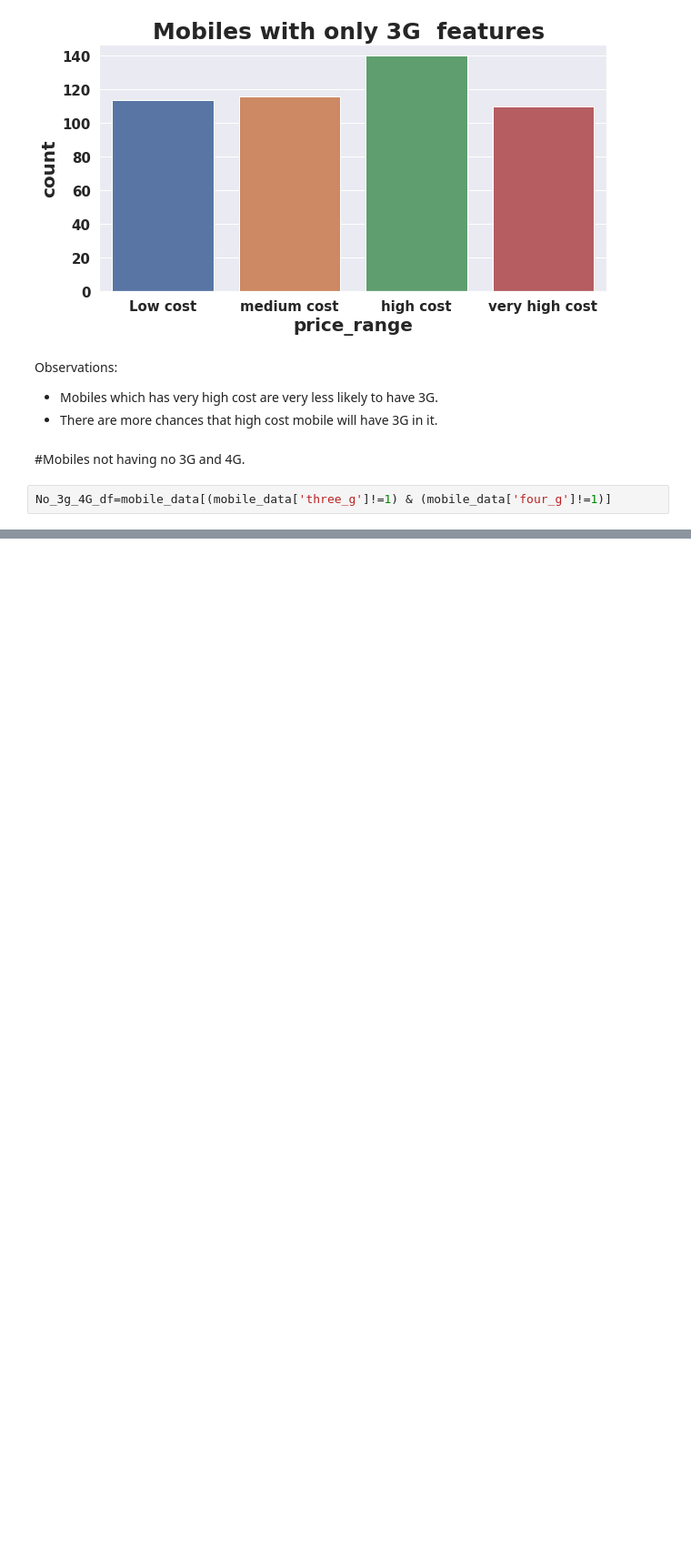
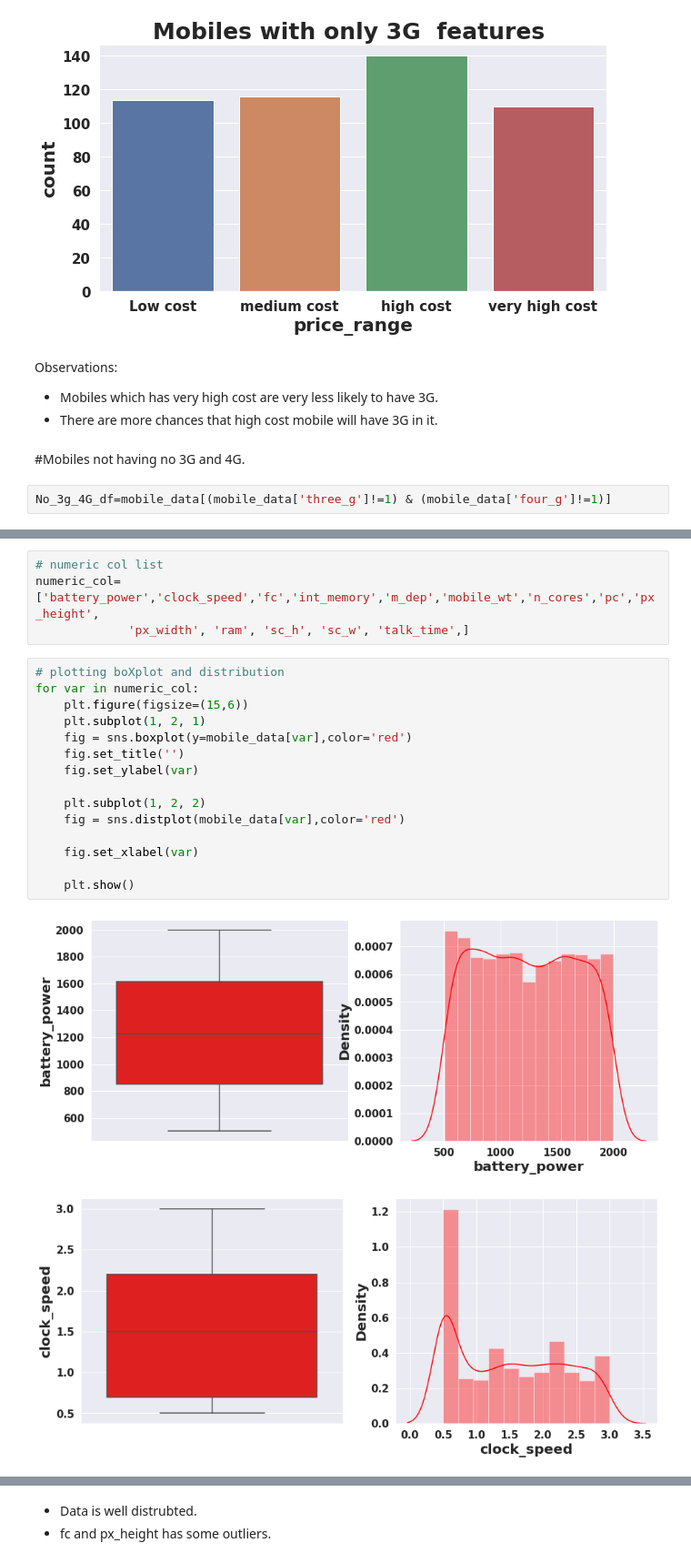
Before and after one commit to PremPatil0129/MobilePriceRangePrediction, a Jupyter notebook: MobilePriceRangePrediction.ipynb, the cells around one changed output, grey strips where cells are left out. Shown at 91% size. Cells and saved outputs as stored; diff of their text form; blank space fills up the shorter version.

```diff
--- a/MobilePriceRangePrediction.ipynb
+++ b/MobilePriceRangePrediction.ipynb
@@ -469,0 +537,22 @@ No_3g_4G_df=mobile_data[(mobile_data['three_g']!=1) & (mobile_data['four_g']!=1)
+# %%
+# numeric col list
+numeric_col=['battery_power','clock_speed','fc','int_memory','m_dep','mobile_wt','n_cores','pc','px_height',
+             'px_width', 'ram', 'sc_h', 'sc_w', 'talk_time',]
+# %%
+# plotting boXplot and distribution
+for var in numeric_col:
+    plt.figure(figsize=(15,6))
+    plt.subplot(1, 2, 1)
+    fig = sns.boxplot(y=mobile_data[var],color='red')
+    fig.set_title('')
+    fig.set_ylabel(var)
+
+    plt.subplot(1, 2, 2)
+    fig = sns.distplot(mobile_data[var],color='red')
+
+    fig.set_xlabel(var)
+
+    plt.show()
+# %% [output]
+[figure, added]
+[figure, added]
@@ -469,0 +571,3 @@ No_3g_4G_df=mobile_data[(mobile_data['three_g']!=1) & (mobile_data['four_g']!=1)
+# %% [markdown]
+* Data is well distrubted.
+* fc and px_height has some outliers.
```
Also changed, not shown: parts of 11 cells of this notebook.
